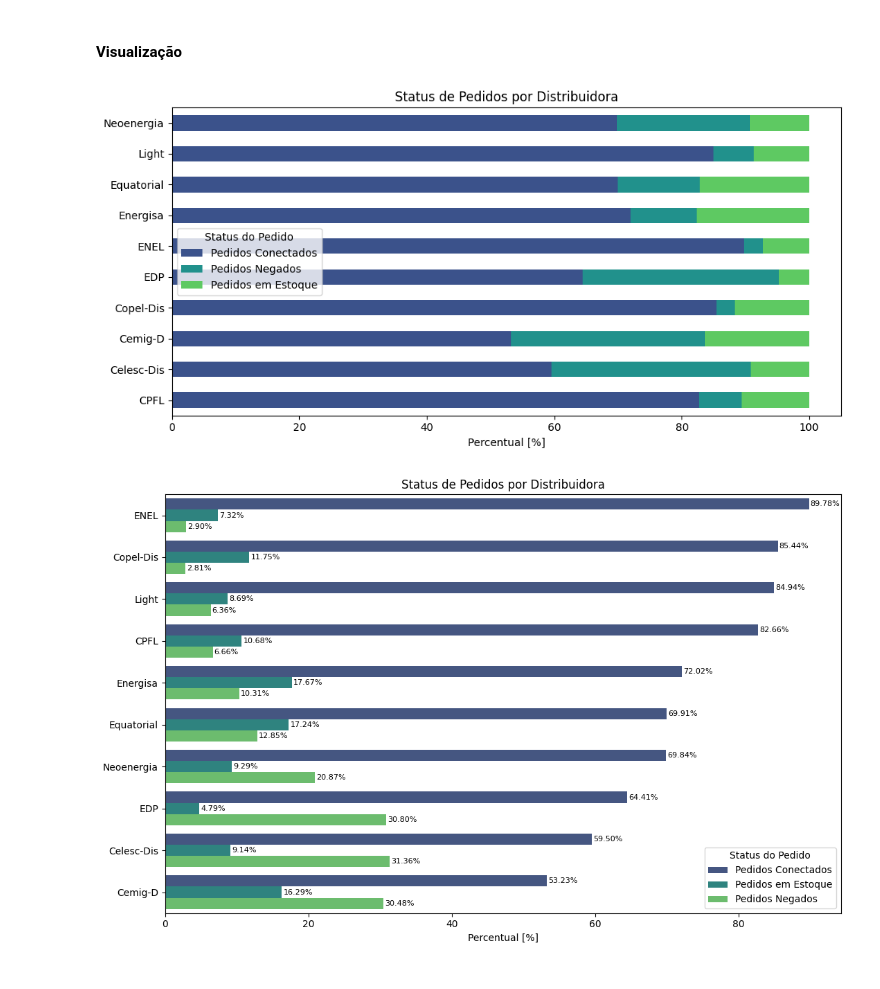
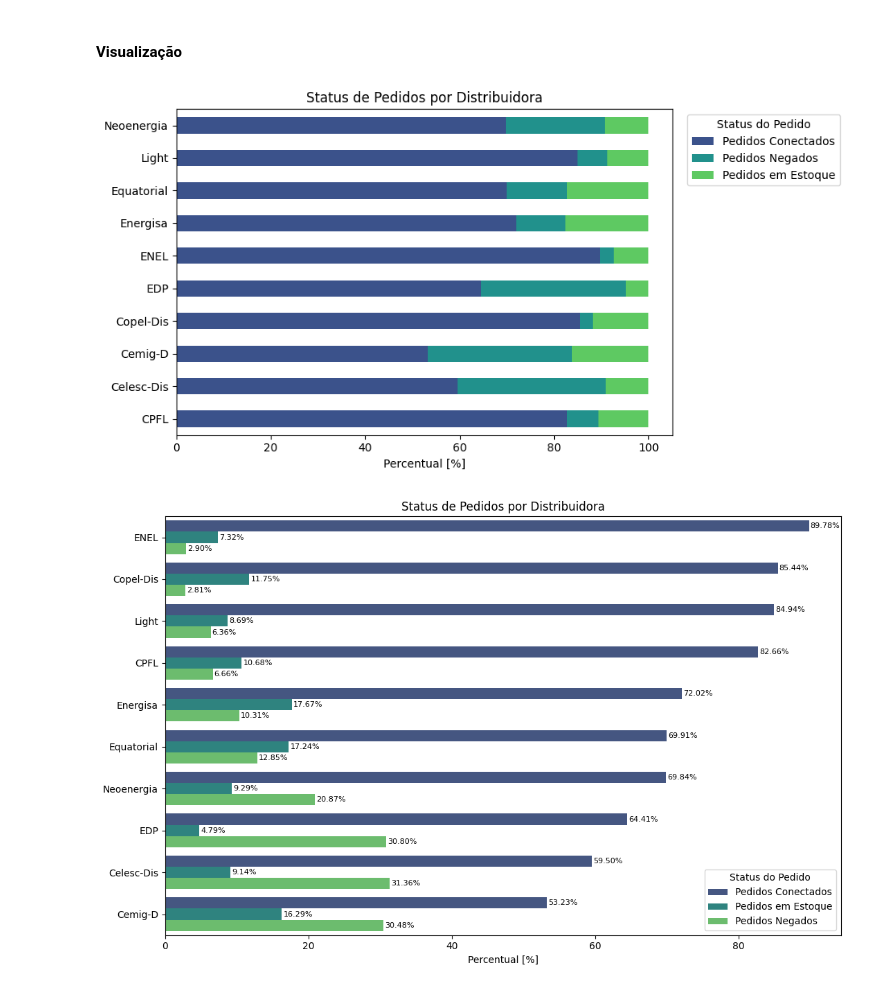
Before and after one commit to arnaldorosentino/MBA_Big_Data_Project, a Jupyter notebook: Projeto_Big_Data_Data_Anaytics.ipynb, the cells around one changed output. Drawn from its saved outputs; the diff is of its cells as text; code cells hidden in the pictures.

```diff
--- a/Projeto_Big_Data_Data_Anaytics.ipynb
+++ b/Projeto_Big_Data_Data_Anaytics.ipynb
@@ -202,20 +202,20 @@ df_pandas = df_with_proportion.toPandas()
 # %%
 # Plot Barras Empilhadas Normalizadas
 
 # Remodelagem do DataFrame para ter status de pedido em cada coluna e cada distribuidora como uma linha
 df_pivot = df_pandas.pivot(index='Distribuidora', columns='DscStatusConexao', values='Percentual')
 df_pivot = df_pivot.fillna(0)  # Substitui os valores NaN por 0, se houver
 
 colors = sns.color_palette("viridis", n_colors=df_pivot.shape[1])
 ax = df_pivot.plot(kind='barh', stacked=True, figsize=(10,5), color=colors)
-plt.legend(title='Status do Pedido')
+plt.legend(title='Status do Pedido', loc='upper right', bbox_to_anchor=(1.35, 1))
 plt.title('Status de Pedidos por Distribuidora')
 plt.xlabel('Percentual [%]')
 plt.ylabel('')
 plt.tight_layout()
 plt.show()
 # %% [output]
-[figure, old version]
+[figure, new version]
 # %%
 # Filtrar os 'Pedidos_Conectado' do DataFrame
 df_connected = df_pandas[df_pandas['DscStatusConexao'] == 'Pedidos Conectados']
```
Also changed, not shown: parts of 1 cell of this notebook.
